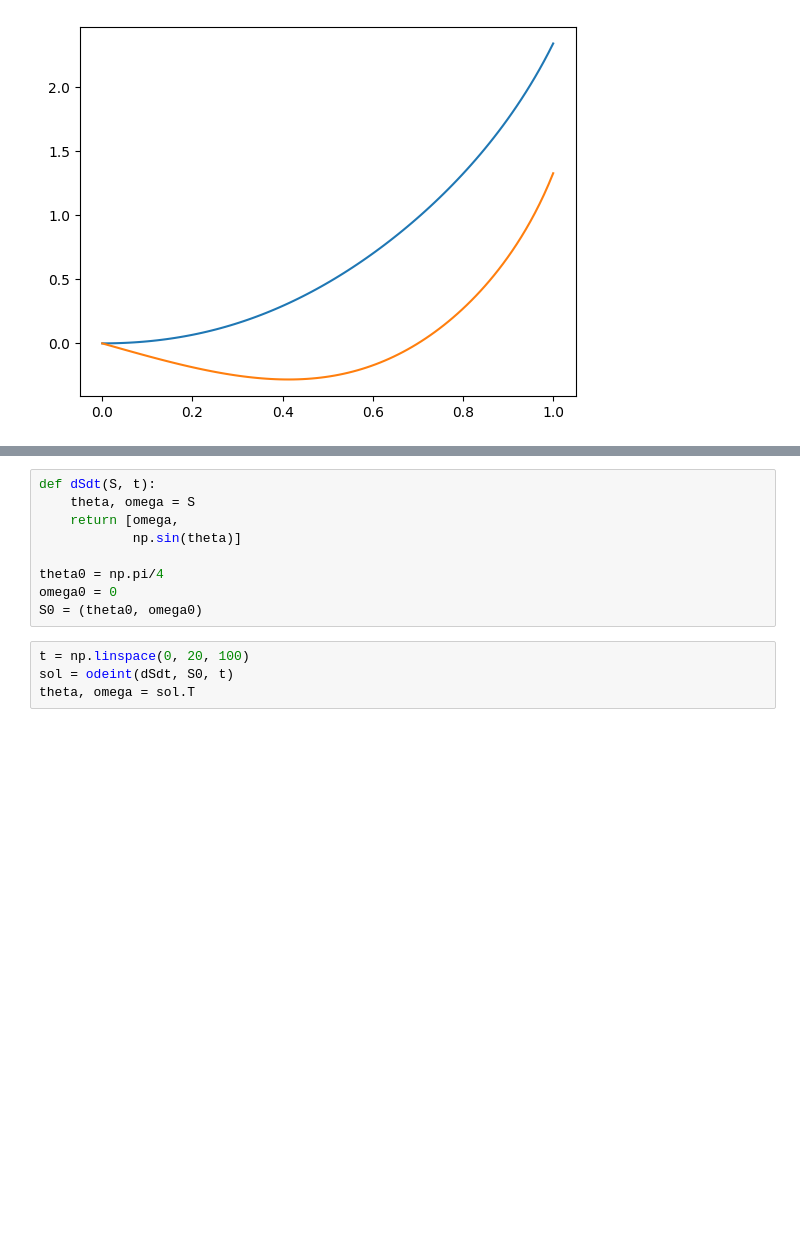
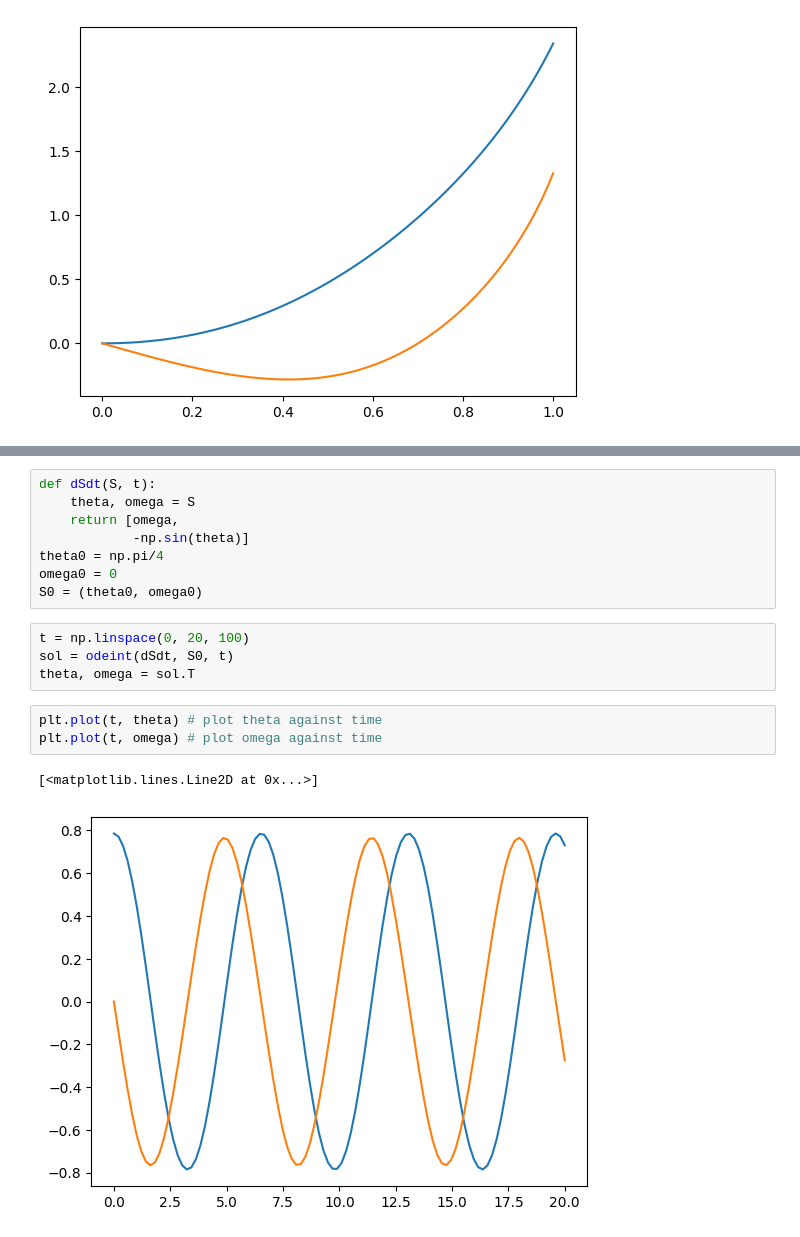
Before and after one commit to ashleysharp/codespaces-jupyter, a Jupyter notebook: notebooks/scipy.ipynb, the cells around one changed output, grey strips where cells are left out. Cells and saved outputs as stored; diff of their text form; blank space fills up the shorter version.

```diff
--- a/notebooks/scipy.ipynb
+++ b/notebooks/scipy.ipynb
@@ -289,8 +371,7 @@ Let $S = (\theta, \omega)$
 def dSdt(S, t):
     theta, omega = S
     return [omega,
-            np.sin(theta)]
-
+            -np.sin(theta)]
 theta0 = np.pi/4
 omega0 = 0
 S0 = (theta0, omega0)
@@ -298,4 +379,10 @@ S0 = (theta0, omega0)
 t = np.linspace(0, 20, 100)
 sol = odeint(dSdt, S0, t)
 theta, omega = sol.T
+# %%
+plt.plot(t, theta) # plot theta against time
+plt.plot(t, omega) # plot omega against time
+# %% [output]
+[<matplotlib.lines.Line2D at 0x...>]
+[figure, added]
 # %%
```
Also changed, not shown: parts of 17 cells of this notebook.
